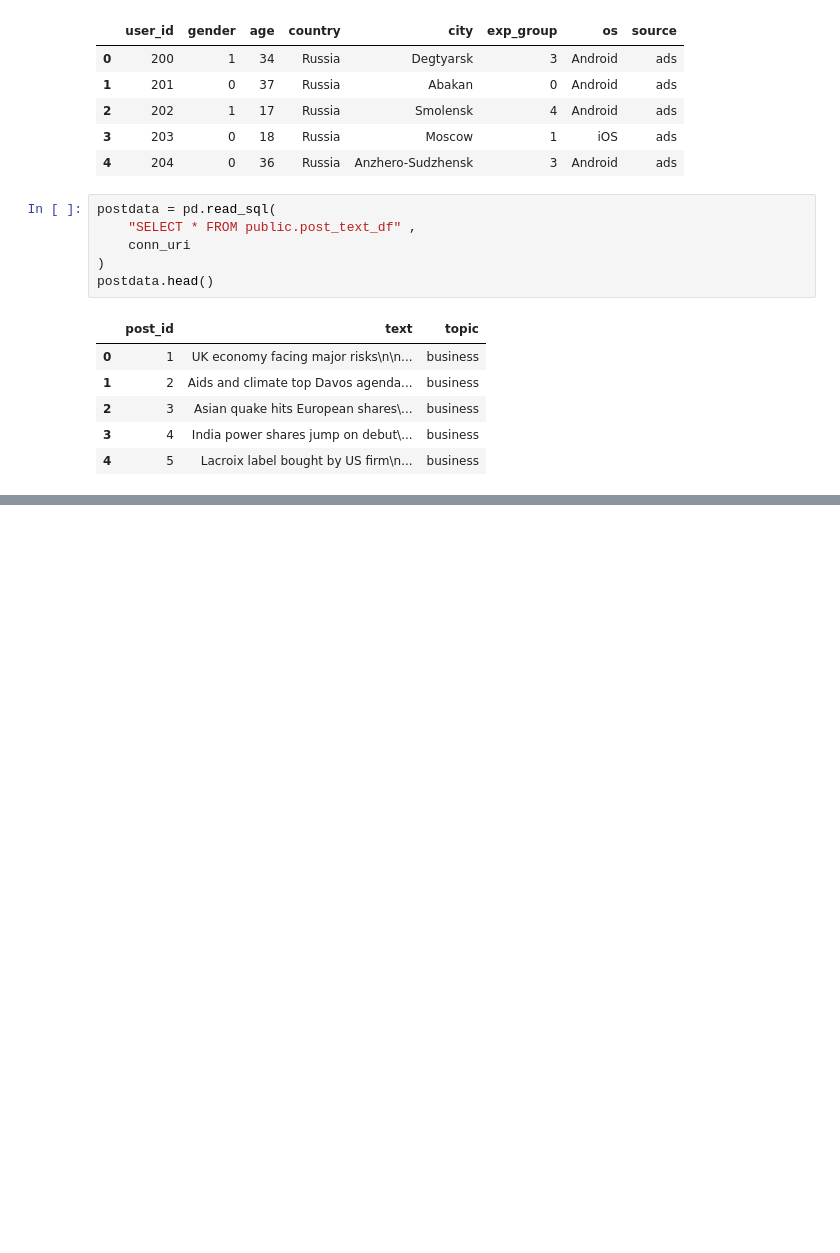
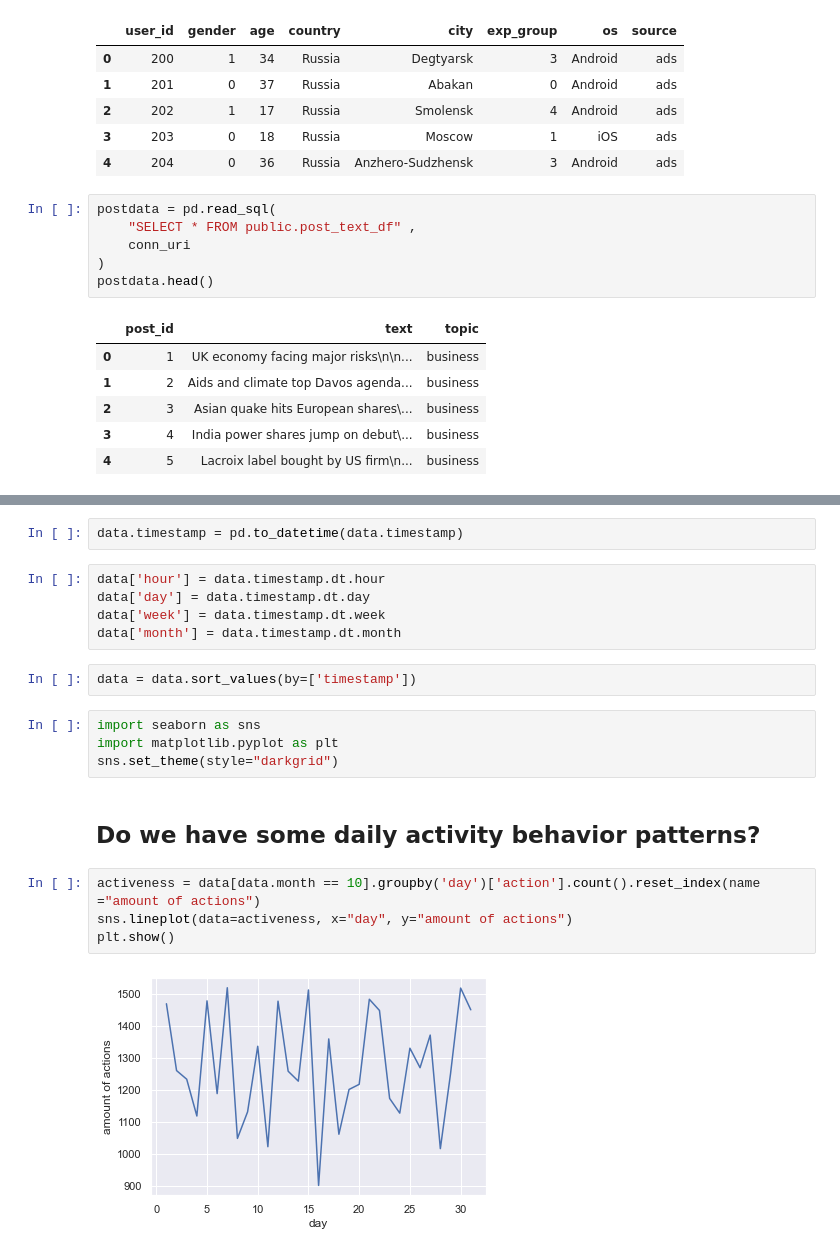
Before and after one commit to israfilovamaria/Recommendation-system-of-posts, a Jupyter notebook: Exploring data .ipynb, the cells around one changed output, grey strips where cells are left out. Drawn from its saved outputs; the diff is of its cells as text; blank space fills up the shorter version.

```diff
--- a/Exploring data .ipynb
+++ b/Exploring data .ipynb
@@ -35,0 +106,21 @@ feeddata.head()
+# %%
+data.timestamp = pd.to_datetime(data.timestamp)
+# %%
+data['hour'] = data.timestamp.dt.hour
+data['day'] = data.timestamp.dt.day
+data['week'] = data.timestamp.dt.week
+data['month'] = data.timestamp.dt.month
+# %%
+data = data.sort_values(by=['timestamp'])
+# %%
+import seaborn as sns
+import matplotlib.pyplot as plt
+sns.set_theme(style="darkgrid")
+# %% [markdown]
+## Do we have some daily activity behavior patterns?
+# %%
+activeness = data[data.month == 10].groupby('day')['action'].count().reset_index(name ="amount of actions")
+sns.lineplot(data=activeness, x="day", y="amount of actions")
+plt.show()
+# %% [output]
+[figure, added]
```
Also changed, not shown: parts of 51 cells of this notebook.
